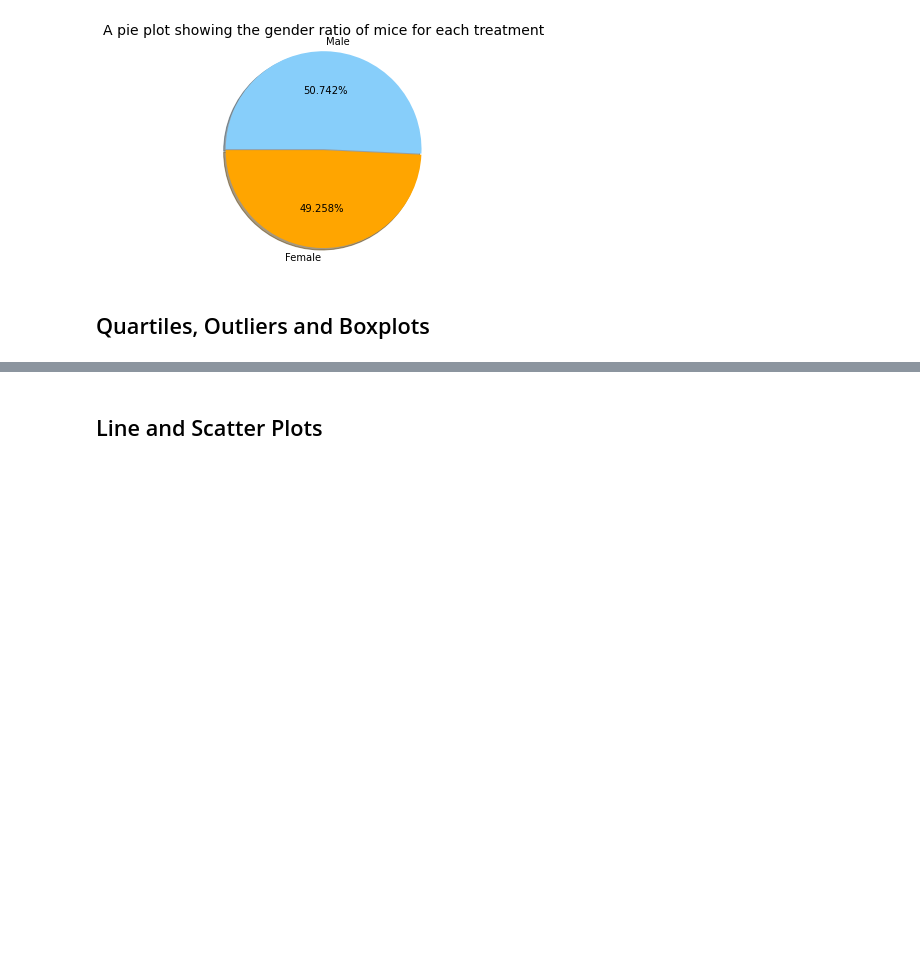
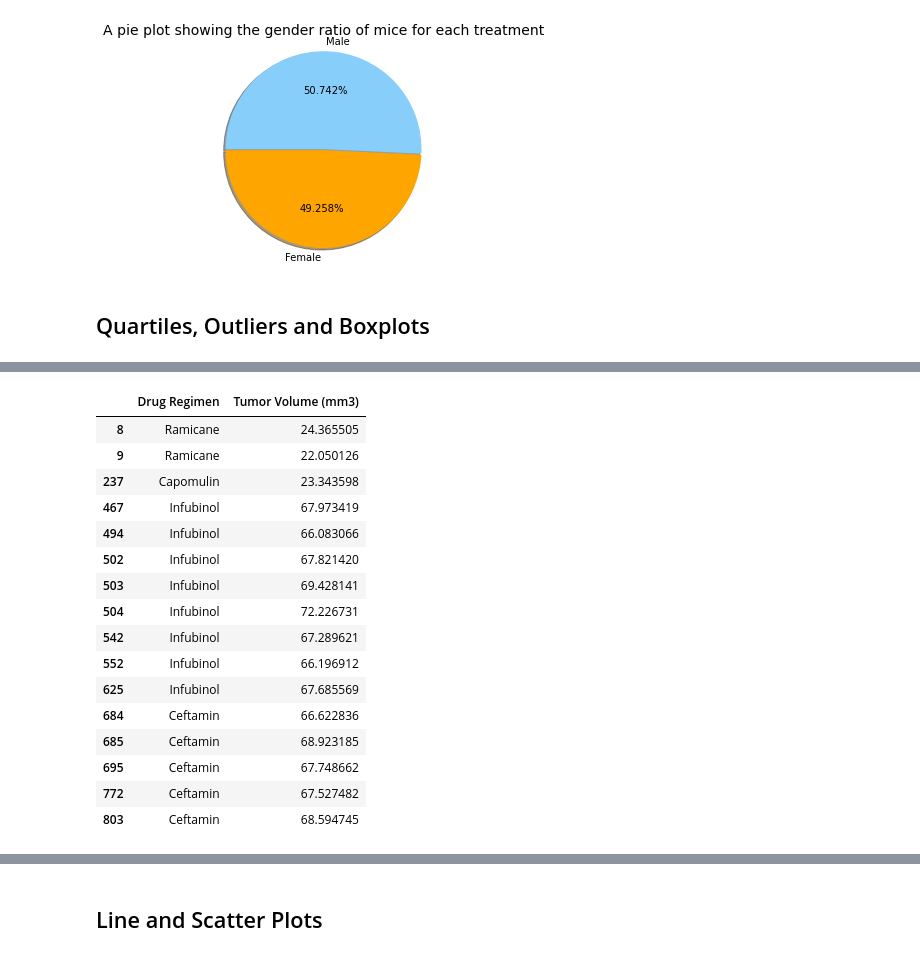
Before and after one commit to bradhika80/05-Matplotlib, a Jupyter notebook: Pymaceuticals/pymaceuticals_starter.ipynb, the cells around one changed output, grey strips where cells are left out. Drawn from its saved outputs; the diff is of its cells as text; code cells hidden in the pictures; blank space fills up the shorter version.

```diff
--- a/Pymaceuticals/pymaceuticals_starter.ipynb
+++ b/Pymaceuticals/pymaceuticals_starter.ipynb
@@ -245,19 +267,49 @@ plt.show()
 # %%
 # Put treatments into a list for for loop (and later for plot labels)
 
+treatmentRegimenDF = treatmentDFMerge[['Drug Regimen','Tumor Volume (mm3)']]
 
 # Create empty list to fill with tumor vol data (for plotting)
 
+tumorValData  = treatmentDFMerge['Tumor Volume (mm3)']
 
 # Calculate the IQR and quantitatively determine if there are any potential outliers.
 
+quantiles = tumorValData.quantile([.25,.5,.75])
+quantiles
 
-    # Locate the rows which contain mice on each drug and get the tumor volumes
+Q1 = quantiles[0.25]
+Q3 = quantiles[0.75]
+iqr = Q3 - Q1
 
 
-    # add subset
+# Locate the rows which contain mice on each drug and get the tumor volumes
+lower_bound = Q1 - (1.5*iqr)
+upper_bound = Q3 + (1.5*iqr)
+
+# add subset
 
 
-    # Determine outliers using upper and lower bounds
+# Determine outliers using upper and lower bounds
+outliers = treatmentRegimenDF.loc[(tumorValData < lower_bound) | (tumorValData > upper_bound)]
+outliers
+# %% [output]
+|  | Drug Regimen | Tumor Volume (mm3) |
+| 8 | Ramicane | 24.365505 |
+| 9 | Ramicane | 22.050126 |
+| 237 | Capomulin | 23.343598 |
+| 467 | Infubinol | 67.973419 |
+| 494 | Infubinol | 66.083066 |
+| 502 | Infubinol | 67.821420 |
+| 503 | Infubinol | 69.428141 |
+| 504 | Infubinol | 72.226731 |
+| 542 | Infubinol | 67.289621 |
+| 552 | Infubinol | 66.196912 |
+| 625 | Infubinol | 67.685569 |
+| 684 | Ceftamin | 66.622836 |
+| 685 | Ceftamin | 68.923185 |
+| 695 | Ceftamin | 67.748662 |
+| 772 | Ceftamin | 67.527482 |
+| 803 | Ceftamin | 68.594745 |
 # %%
 # Generate a box plot of the final tumor volume of each mouse across four regimens of interest
```
Also changed, not shown: parts of 4 cells of this notebook.
